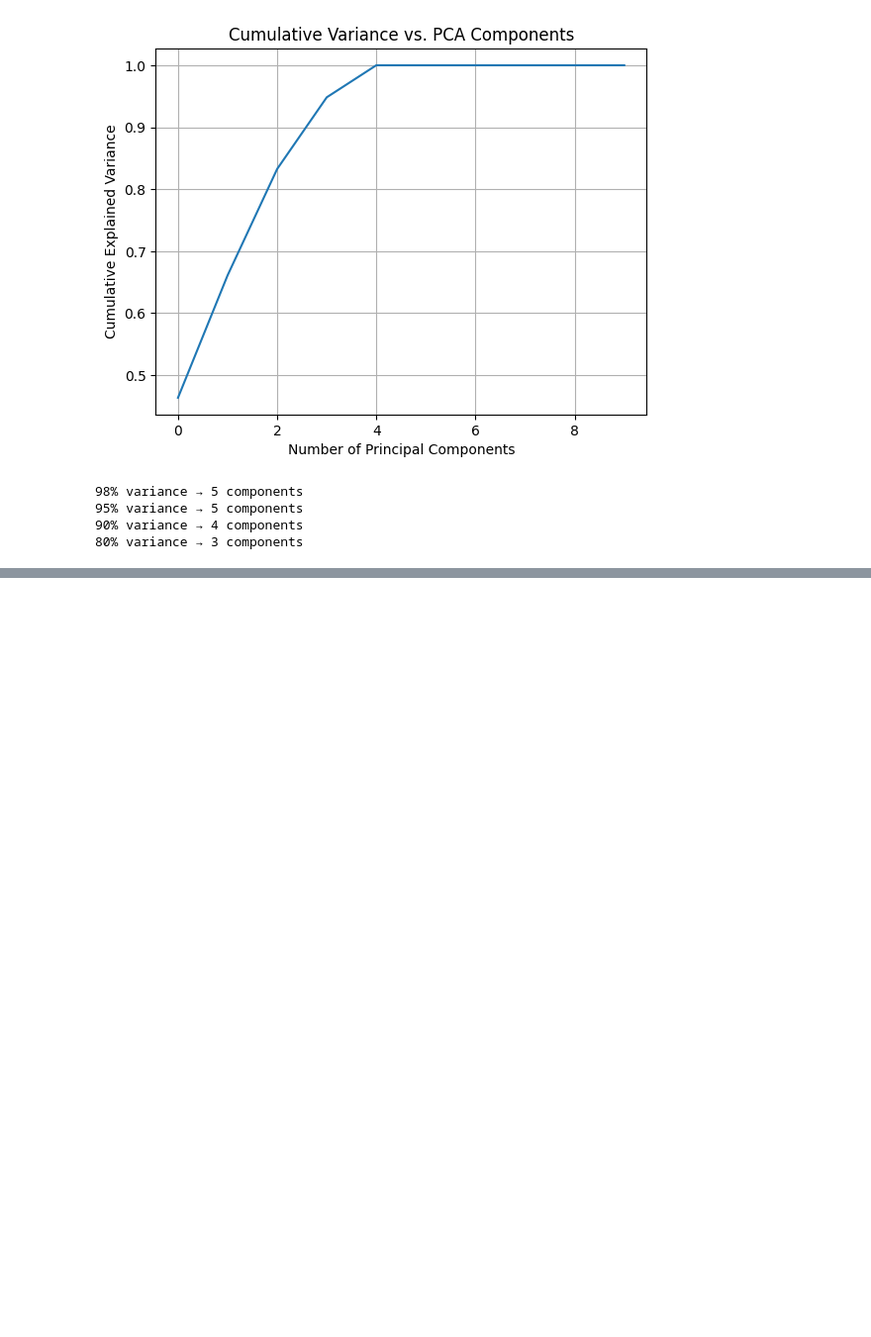
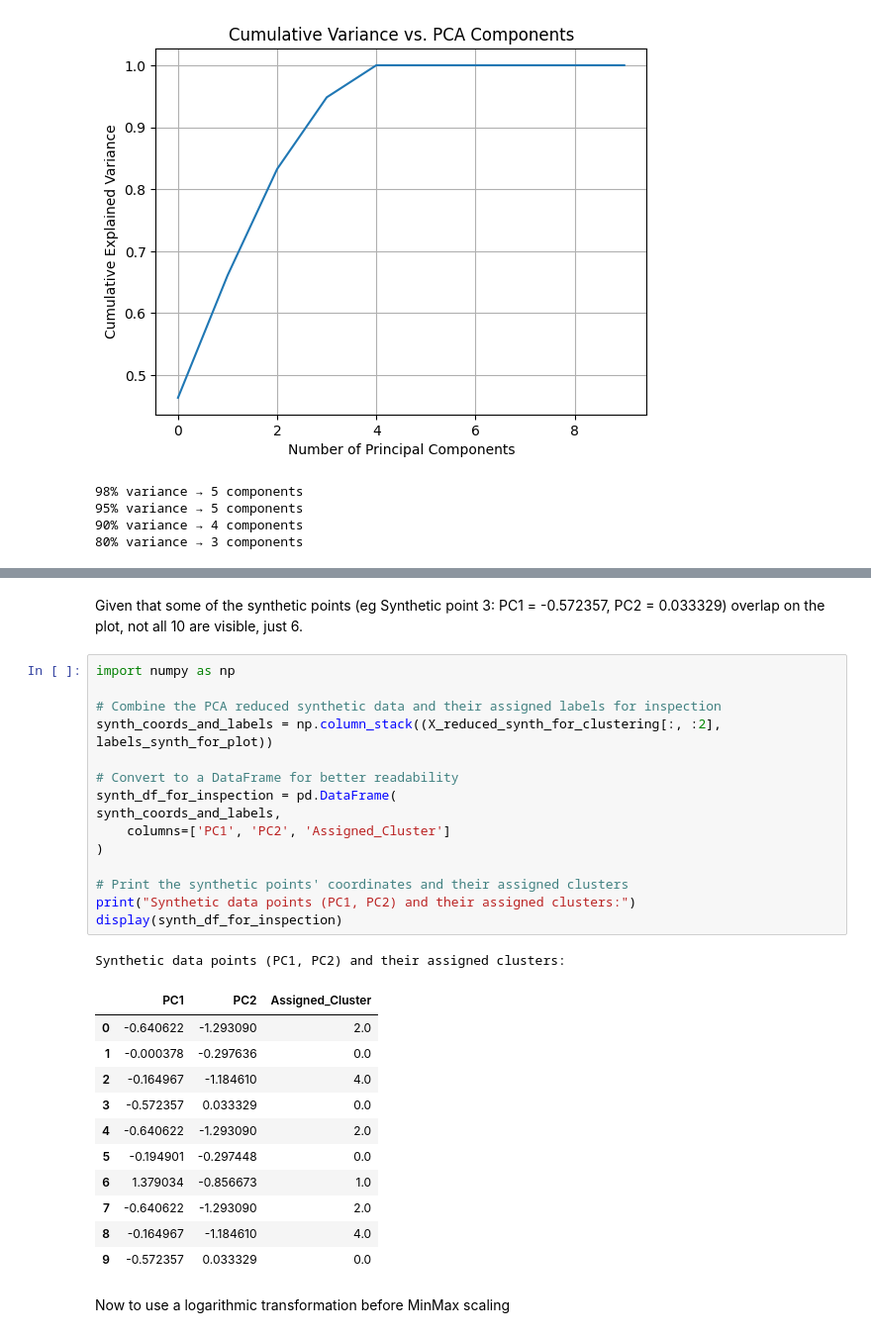
Before and after one commit to hedesiustefan/ML_Project, a Jupyter notebook: LAB4/ML_LAB4.ipynb, the cells around one changed output, grey strips where cells are left out. Shown at 99% size. Drawn from its saved outputs; the diff is of its cells as text; blank space fills up the shorter version.

```diff
--- a/LAB4/ML_LAB4.ipynb
+++ b/LAB4/ML_LAB4.ipynb
@@ -539,0 +609,32 @@ for target in [0.98, 0.95, 0.90, 0.80]:
+# %% [markdown]
+Given that some of the synthetic points (eg Synthetic point 3: PC1 = -0.572357, PC2 = 0.033329) overlap on the plot, not all 10 are visible, just 6.
+# %%
+import numpy as np
+
+# Combine the PCA reduced synthetic data and their assigned labels for inspection
+synth_coords_and_labels = np.column_stack((X_reduced_synth_for_clustering[:, :2], labels_synth_for_plot))
+
+# Convert to a DataFrame for better readability
+synth_df_for_inspection = pd.DataFrame(
+synth_coords_and_labels,
+    columns=['PC1', 'PC2', 'Assigned_Cluster']
+)
+
+# Print the synthetic points' coordinates and their assigned clusters
+print("Synthetic data points (PC1, PC2) and their assigned clusters:")
+display(synth_df_for_inspection)
+# %% [output]
+Synthetic data points (PC1, PC2) and their assigned clusters:
+|  | PC1 | PC2 | Assigned_Cluster |
+| 0 | -0.640622 | -1.293090 | 2.0 |
+| 1 | -0.000378 | -0.297636 | 0.0 |
+| 2 | -0.164967 | -1.184610 | 4.0 |
+| 3 | -0.572357 | 0.033329 | 0.0 |
+| 4 | -0.640622 | -1.293090 | 2.0 |
+| 5 | -0.194901 | -0.297448 | 0.0 |
+| 6 | 1.379034 | -0.856673 | 1.0 |
+| 7 | -0.640622 | -1.293090 | 2.0 |
+| 8 | -0.164967 | -1.184610 | 4.0 |
+| 9 | -0.572357 | 0.033329 | 0.0 |
+# %% [markdown]
+Now to use a logarithmic transformation before MinMax scaling
```
Also changed, not shown: parts of 2 cells of this notebook.
